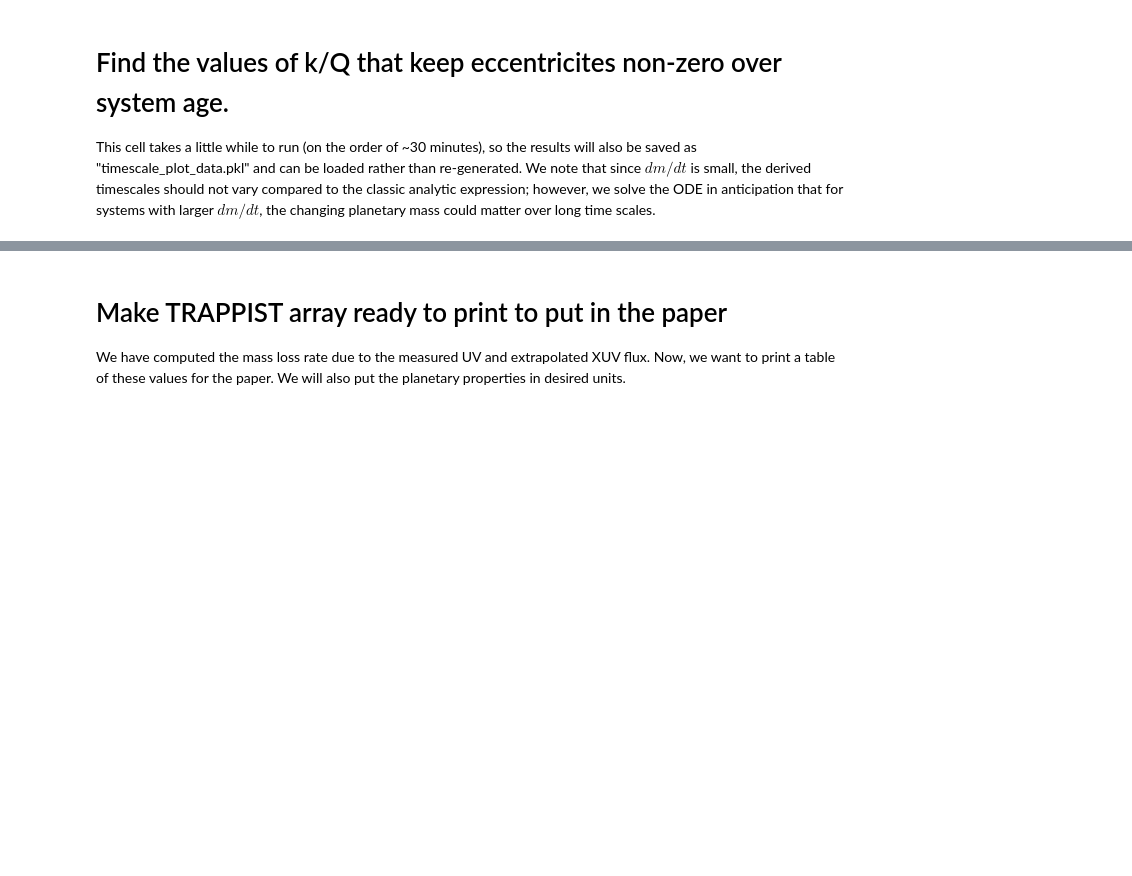
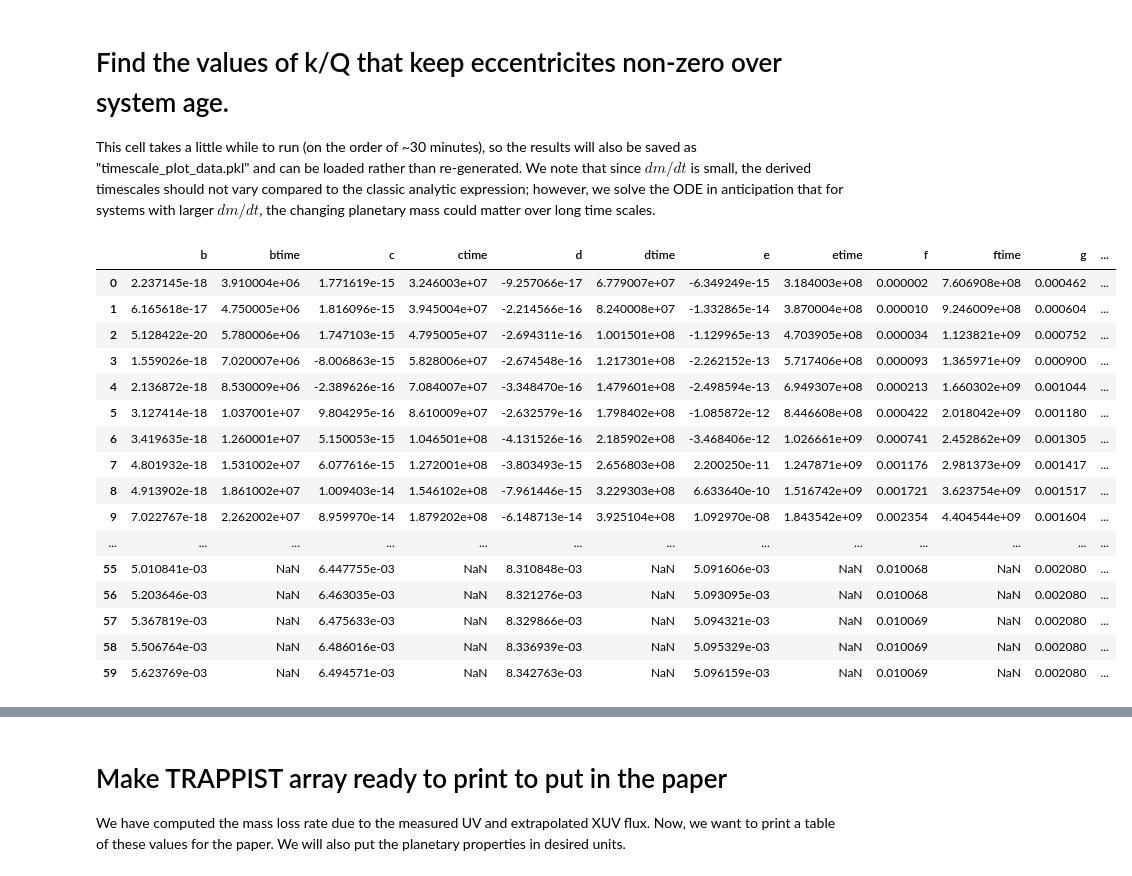
Before and after one commit to jxcbecker/trappist1, a Jupyter notebook: MakeFigures.ipynb, the cells around one changed output, grey strips where cells are left out. Drawn from its saved outputs; the diff is of its cells as text; code cells hidden in the pictures; blank space fills up the shorter version.

```diff
--- a/MakeFigures.ipynb
+++ b/MakeFigures.ipynb
@@ -451,6 +451,26 @@ if regen_Q_values ==True:
                                   'btime':timez[0],'ctime':timez[1], 'dtime':timez[2],
                                  'etime':timez[3], 'ftime':timez[4], 'gtime':timez[5], 'htime':timez[6],
                                  'q': qvals[knum]}, ignore_index=True)
+# %%
+answers
+# %% [output]
+|  | b | btime | c | ctime | d | dtime | e | etime | f | ftime | g | ... |
+| 0 | 2.237145e-18 | 3.910004e+06 | 1.771619e-15 | 3.246003e+07 | -9.257066e-17 | 6.779007e+07 | -6.349249e-15 | 3.184003e+08 | 0.000002 | 7.606908e+08 | 0.000462 | ... |
+| 1 | 6.165618e-17 | 4.750005e+06 | 1.816096e-15 | 3.945004e+07 | -2.214566e-16 | 8.240008e+07 | -1.332865e-14 | 3.870004e+08 | 0.000010 | 9.246009e+08 | 0.000604 | ... |
+| 2 | 5.128422e-20 | 5.780006e+06 | 1.747103e-15 | 4.795005e+07 | -2.694311e-16 | 1.001501e+08 | -1.129965e-13 | 4.703905e+08 | 0.000034 | 1.123821e+09 | 0.000752 | ... |
+| 3 | 1.559026e-18 | 7.020007e+06 | -8.006863e-15 | 5.828006e+07 | -2.674548e-16 | 1.217301e+08 | -2.262152e-13 | 5.717406e+08 | 0.000093 | 1.365971e+09 | 0.000900 | ... |
+| 4 | 2.136872e-18 | 8.530009e+06 | -2.389626e-16 | 7.084007e+07 | -3.348470e-16 | 1.479601e+08 | -2.498594e-13 | 6.949307e+08 | 0.000213 | 1.660302e+09 | 0.001044 | ... |
+| 5 | 3.127414e-18 | 1.037001e+07 | 9.804295e-16 | 8.610009e+07 | -2.632579e-16 | 1.798402e+08 | -1.085872e-12 | 8.446608e+08 | 0.000422 | 2.018042e+09 | 0.001180 | ... |
+| 6 | 3.419635e-18 | 1.260001e+07 | 5.150053e-15 | 1.046501e+08 | -4.131526e-16 | 2.185902e+08 | -3.468406e-12 | 1.026661e+09 | 0.000741 | 2.452862e+09 | 0.001305 | ... |
+| 7 | 4.801932e-18 | 1.531002e+07 | 6.077616e-15 | 1.272001e+08 | -3.803493e-15 | 2.656803e+08 | 2.200250e-11 | 1.247871e+09 | 0.001176 | 2.981373e+09 | 0.001417 | ... |
+| 8 | 4.913902e-18 | 1.861002e+07 | 1.009403e-14 | 1.546102e+08 | -7.961446e-15 | 3.229303e+08 | 6.633640e-10 | 1.516742e+09 | 0.001721 | 3.623754e+09 | 0.001517 | ... |
+| 9 | 7.022767e-18 | 2.262002e+07 | 8.959970e-14 | 1.879202e+08 | -6.148713e-14 | 3.925104e+08 | 1.092970e-08 | 1.843542e+09 | 0.002354 | 4.404544e+09 | 0.001604 | ... |
+| ... | ... | ... | ... | ... | ... | ... | ... | ... | ... | ... | ... | ... |
+| 55 | 5.010841e-03 | NaN | 6.447755e-03 | NaN | 8.310848e-03 | NaN | 5.091606e-03 | NaN | 0.010068 | NaN | 0.002080 | ... |
+| 56 | 5.203646e-03 | NaN | 6.463035e-03 | NaN | 8.321276e-03 | NaN | 5.093095e-03 | NaN | 0.010068 | NaN | 0.002080 | ... |
+| 57 | 5.367819e-03 | NaN | 6.475633e-03 | NaN | 8.329866e-03 | NaN | 5.094321e-03 | NaN | 0.010069 | NaN | 0.002080 | ... |
+| 58 | 5.506764e-03 | NaN | 6.486016e-03 | NaN | 8.336939e-03 | NaN | 5.095329e-03 | NaN | 0.010069 | NaN | 0.002080 | ... |
+| 59 | 5.623769e-03 | NaN | 6.494571e-03 | NaN | 8.342763e-03 | NaN | 5.096159e-03 | NaN | 0.010069 | NaN | 0.002080 | ... |
 # %%
 if regen_Q_values ==True:
     answers['k/Q'] =0.3 / answers['q']
```
Also changed, not shown: parts of 2 cells of this notebook, 2 other files.
